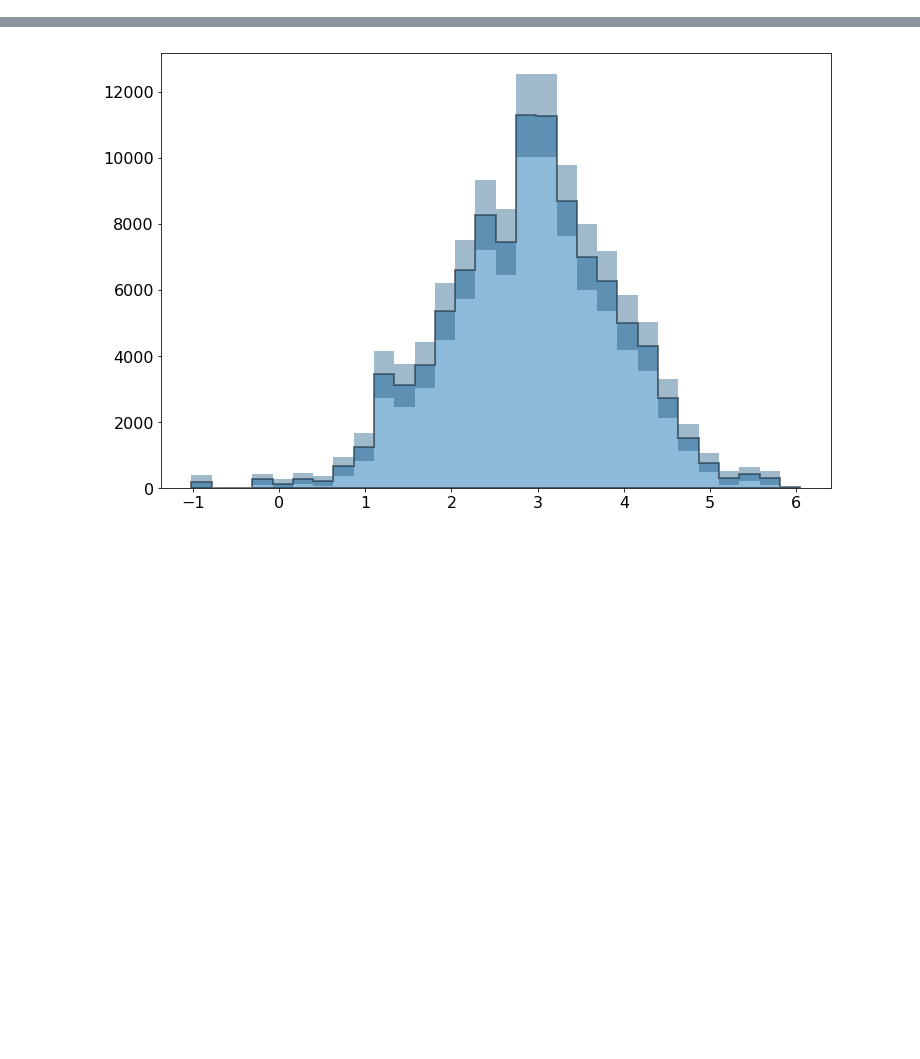
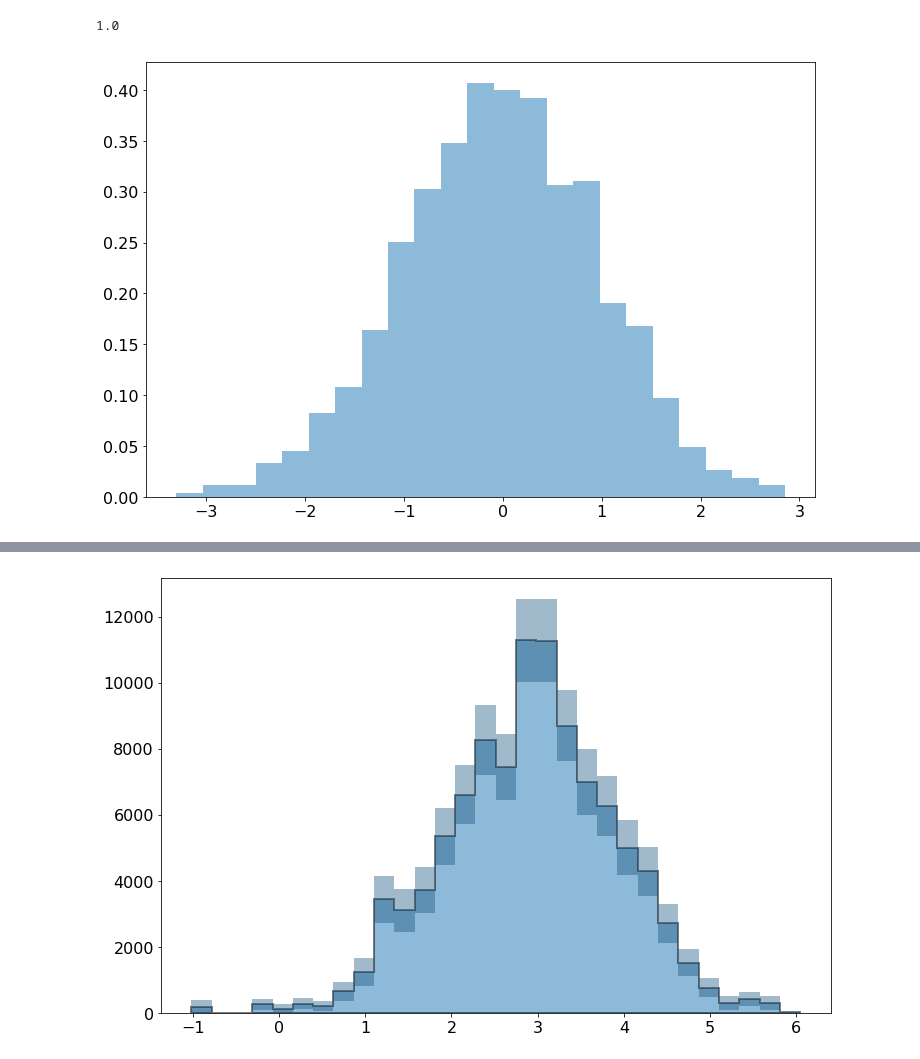
Before and after one commit to pollackscience/histogram_plus, a Jupyter notebook: scripts/hist_plus.ipynb, the cells around one changed output, grey strips where cells are left out. Cells and saved outputs as stored; diff of their text form; code cells hidden in the pictures; blank space fills up the shorter version.

```diff
--- a/scripts/hist_plus.ipynb
+++ b/scripts/hist_plus.ipynb
@@ -19,6 +19,11 @@ data_uni = np.random.uniform(1,10, size=1000)
 
 data_mixed_uni = np.concatenate([np.random.uniform(1,10, size=5000), np.random.uniform(2,5, size=600),
                                  np.random.uniform(6,7, size=300)])
+# %%
+bc, be, _ = hist(data, weightsnormed=True)
+# %% [output]
+1.0
+[figure, added]
 # %%
 types = ['bar', 'stepfilled', 'step', 'marker']
 #types=['marker']
```
Also changed, not shown: parts of 10 cells of this notebook, 56 other files.
